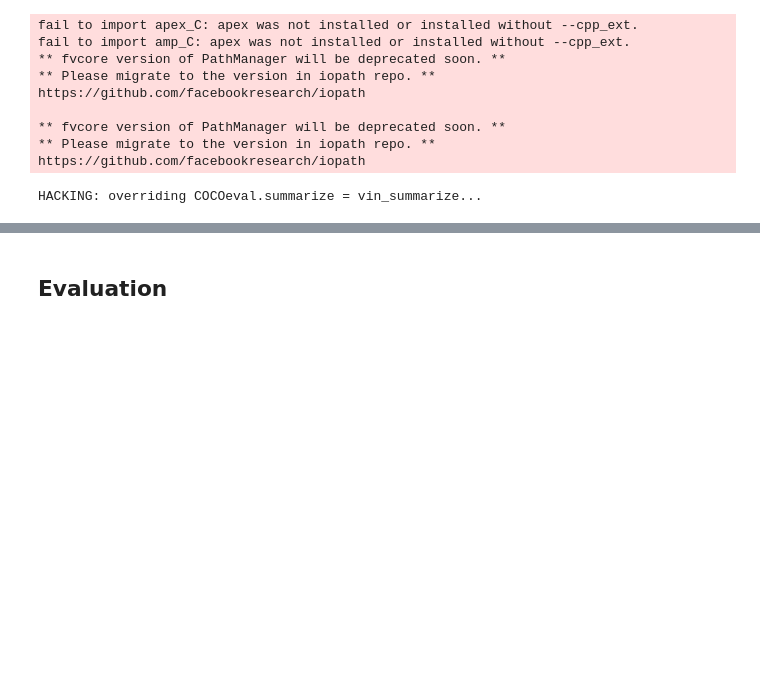
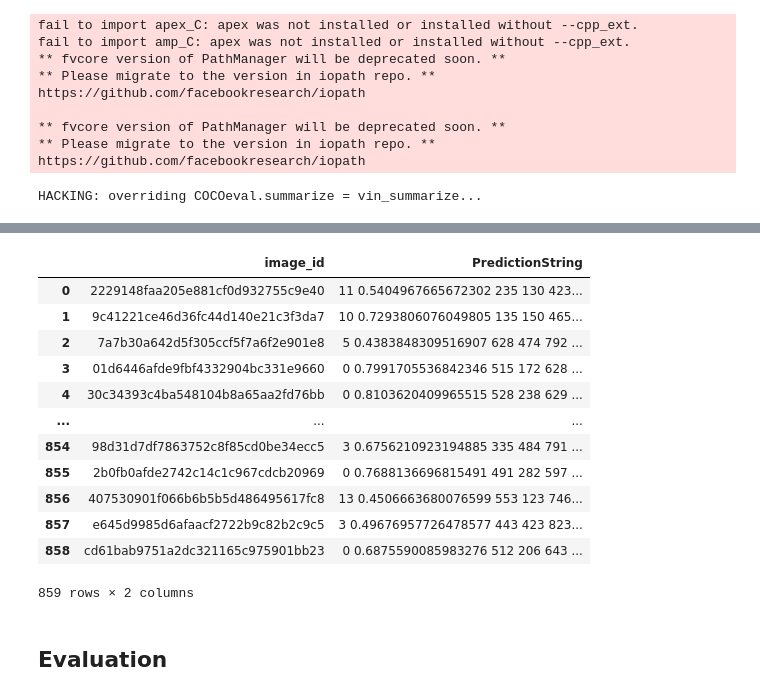
Before and after one commit to yamaguchi-milkcocholate/JaneStreet, a Jupyter notebook: src/VinBigData-ObjectDetection/stacking.ipynb, the cells around one changed output, grey strips where cells are left out. Saved outputs shown, nothing was run; the diff lists cells and outputs as text; code cells hidden in the pictures; blank space fills up the shorter version.

```diff
--- a/src/VinBigData-ObjectDetection/stacking.ipynb
+++ b/src/VinBigData-ObjectDetection/stacking.ipynb
@@ -408,3 +472,19 @@ pickle.dump(results_by_models, open(str(base_dir / 'stack.pkl'), 'wb'))
+# %%
+for fold in
+# %% [output]
+|  | image_id | PredictionString |
+| 0 | 2229148faa205e881cf0d932755c9e40 | 11 0.5404967665672302 235 130 423... |
+| 1 | 9c41221ce46d36fc44d140e21c3f3da7 | 10 0.7293806076049805 135 150 465... |
+| 2 | 7a7b30a642d5f305ccf5f7a6f2e901e8 | 5 0.4383848309516907 628 474 792 ... |
+| 3 | 01d6446afde9fbf4332904bc331e9660 | 0 0.7991705536842346 515 172 628 ... |
+| 4 | 30c34393c4ba548104b8a65aa2fd76bb | 0 0.8103620409965515 528 238 629 ... |
+| ... | ... | ... |
+| 854 | 98d31d7df7863752c8f85cd0be34ecc5 | 3 0.6756210923194885 335 484 791 ... |
+| 855 | 2b0fb0afde2742c14c1c967cdcb20969 | 0 0.7688136696815491 491 282 597 ... |
+| 856 | 407530901f066b6b5b5d486495617fc8 | 13 0.4506663680076599 553 123 746... |
+| 857 | e645d9985d6afaacf2722b9c82b2c9c5 | 3 0.49676957726478577 443 423 823... |
+| 858 | cd61bab9751a2dc321165c975901bb23 | 0 0.6875590085983276 512 206 643 ... |
+859 rows × 2 columns
 # %% [markdown]
 ## Evaluation
 # %%
```
Also changed, not shown: parts of 7 cells of this notebook, 6 other files.
